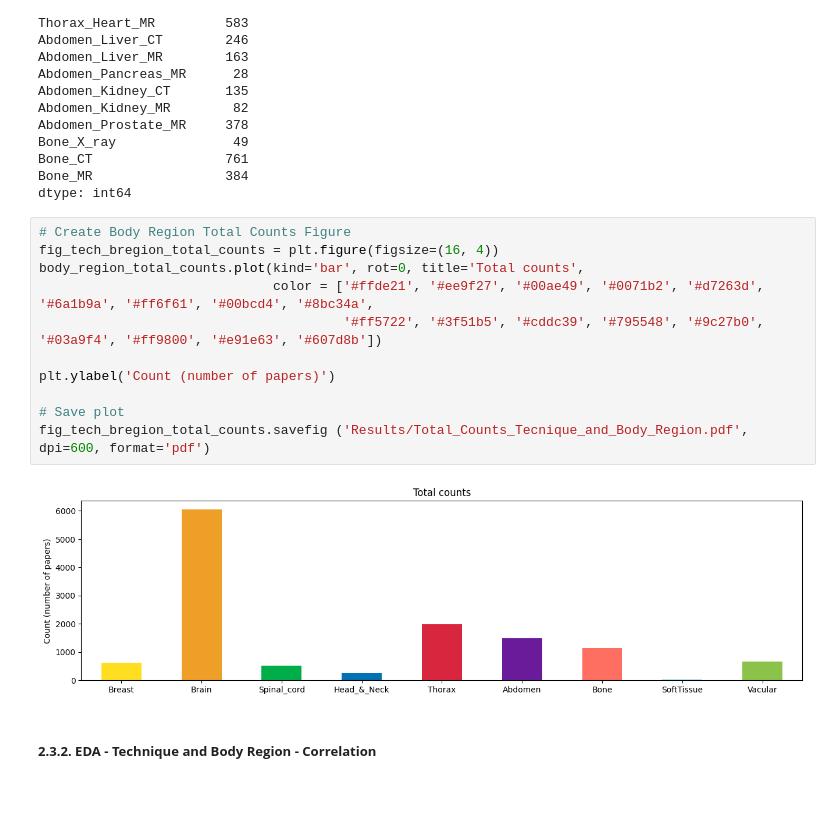
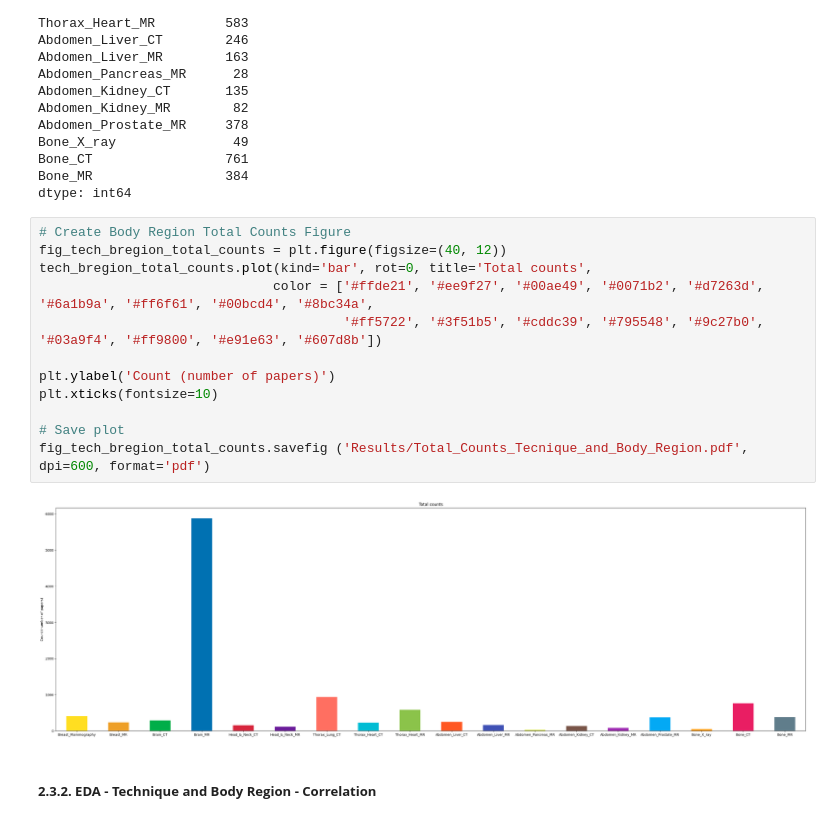
Before and after one commit to PabloMF-M/PubMed_AI_Radiology, a Jupyter notebook: Bib_Rev_AI_Rad.ipynb, the cells around one changed output. Drawn from its saved outputs; the diff is of its cells as text; blank space fills up the shorter version.

```diff
--- a/Bib_Rev_AI_Rad.ipynb
+++ b/Bib_Rev_AI_Rad.ipynb
@@ -528,17 +528,18 @@ Bone_MR                 384
 dtype: int64
 # %%
 # Create Body Region Total Counts Figure
-fig_tech_bregion_total_counts = plt.figure(figsize=(16, 4))
-body_region_total_counts.plot(kind='bar', rot=0, title='Total counts',
+fig_tech_bregion_total_counts = plt.figure(figsize=(40, 12))
+tech_bregion_total_counts.plot(kind='bar', rot=0, title='Total counts',
                               color = ['#ffde21', '#ee9f27', '#00ae49', '#0071b2', '#d7263d', '#6a1b9a', '#ff6f61', '#00bcd4', '#8bc34a',
                                        '#ff5722', '#3f51b5', '#cddc39', '#795548', '#9c27b0', '#03a9f4', '#ff9800', '#e91e63', '#607d8b'])
 
 plt.ylabel('Count (number of papers)')
+plt.xticks(fontsize=10)
 
 # Save plot
 fig_tech_bregion_total_counts.savefig ('Results/Total_Counts_Tecnique_and_Body_Region.pdf', dpi=600, format='pdf')
 # %% [output]
-[figure, old version]
+[figure, new version]
 # %% [markdown]
 ##### **2.3.2. EDA - Technique and Body Region - Correlation**
 # %%
```
Also changed, not shown: 6 other files.
